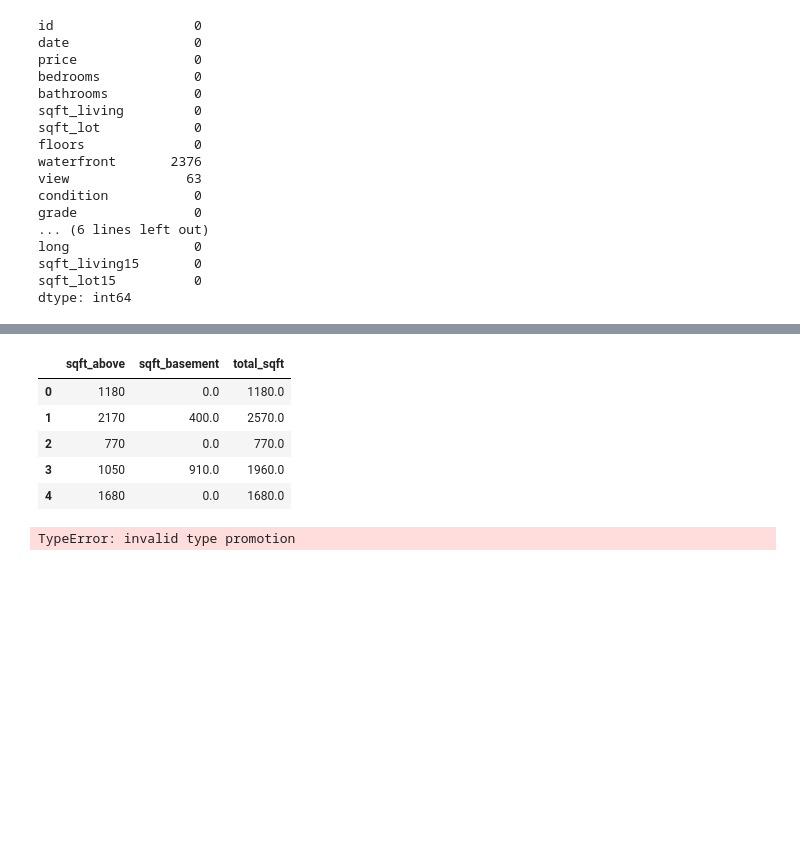
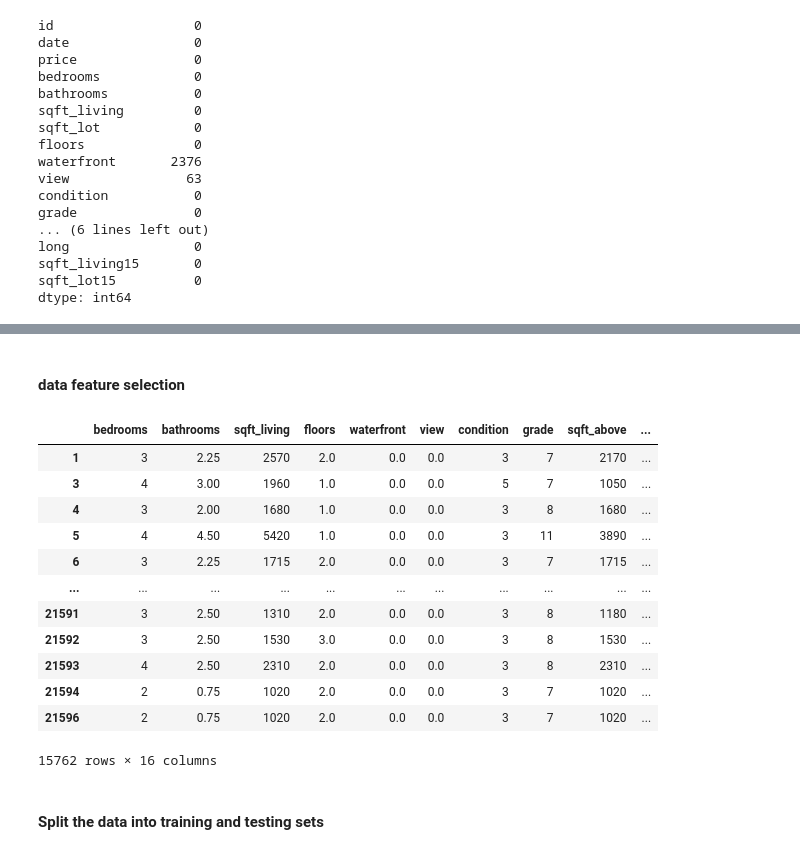
Before and after one commit to KariukiBrian/Phase2projectgroup11, a Jupyter notebook: faith.ipynb, the cells around one changed output, grey strips where cells are left out. Cells and saved outputs as stored; diff of their text form; code cells hidden in the pictures; blank space fills up the shorter version.

```diff
--- a/faith.ipynb
+++ b/faith.ipynb
@@ -110,25 +159,27 @@ plt.show()
-# %%
-
-df['sqft_above'] = pd.to_numeric(df['sqft_above'], errors='coerce')
-df['sqft_basement'] = pd.to_numeric(df['sqft_basement'], errors='coerce')
-
-df['sqft_above'].fillna(0, inplace=True)
-df['sqft_basement'].fillna(0, inplace=True)
-
-df['total_sqft'] = df['sqft_above'] + df['sqft_basement']
-
-df[['sqft_above', 'sqft_basement', 'total_sqft']].head()
-# %% [output]
-|  | sqft_above | sqft_basement | total_sqft |
-| 0 | 1180 | 0.0 | 1180.0 |
-| 1 | 2170 | 400.0 | 2570.0 |
-| 2 | 770 | 0.0 | 770.0 |
-| 3 | 1050 | 910.0 | 1960.0 |
-| 4 | 1680 | 0.0 | 1680.0 |
+# %% [markdown]
+#### data feature selection
 # %%
 features = ['bedrooms', 'bathrooms', 'sqft_living', 'floors', 'waterfront',
             'view', 'condition', 'grade', 'sqft_above', 'sqft_basement',
             'yr_built', 'yr_renovated', 'zipcode', 'lat', 'long', 'total_sqft']
 X = df[features]
 y = df['price']
+
+X
+# %% [output]
+|  | bedrooms | bathrooms | sqft_living | floors | waterfront | view | condition | grade | sqft_above | ... |
+| 1 | 3 | 2.25 | 2570 | 2.0 | 0.0 | 0.0 | 3 | 7 | 2170 | ... |
+| 3 | 4 | 3.00 | 1960 | 1.0 | 0.0 | 0.0 | 5 | 7 | 1050 | ... |
+| 4 | 3 | 2.00 | 1680 | 1.0 | 0.0 | 0.0 | 3 | 8 | 1680 | ... |
+| 5 | 4 | 4.50 | 5420 | 1.0 | 0.0 | 0.0 | 3 | 11 | 3890 | ... |
+| 6 | 3 | 2.25 | 1715 | 2.0 | 0.0 | 0.0 | 3 | 7 | 1715 | ... |
+| ... | ... | ... | ... | ... | ... | ... | ... | ... | ... | ... |
+| 21591 | 3 | 2.50 | 1310 | 2.0 | 0.0 | 0.0 | 3 | 8 | 1180 | ... |
+| 21592 | 3 | 2.50 | 1530 | 3.0 | 0.0 | 0.0 | 3 | 8 | 1530 | ... |
+| 21593 | 4 | 2.50 | 2310 | 2.0 | 0.0 | 0.0 | 3 | 8 | 2310 | ... |
+| 21594 | 2 | 0.75 | 1020 | 2.0 | 0.0 | 0.0 | 3 | 7 | 1020 | ... |
+| 21596 | 2 | 0.75 | 1020 | 2.0 | 0.0 | 0.0 | 3 | 7 | 1020 | ... |
+15762 rows × 16 columns
+# %% [markdown]
+#### Split the data into training and testing sets
 # %%
@@ -155,9 +187,0 @@ X_train, X_test, y_train, y_test = train_test_split(X, y, test_size=0.2, random_
-# %%
-#Initialize and train a linear regression model
-model = LinearRegression()
-model.fit(X_train, y_train)
-
-# Make predictions on the test set
-y_pred = model.predict(X_test)
-# %% [output]
-TypeError: invalid type promotion
```
Also changed, not shown: parts of 37 cells of this notebook.
